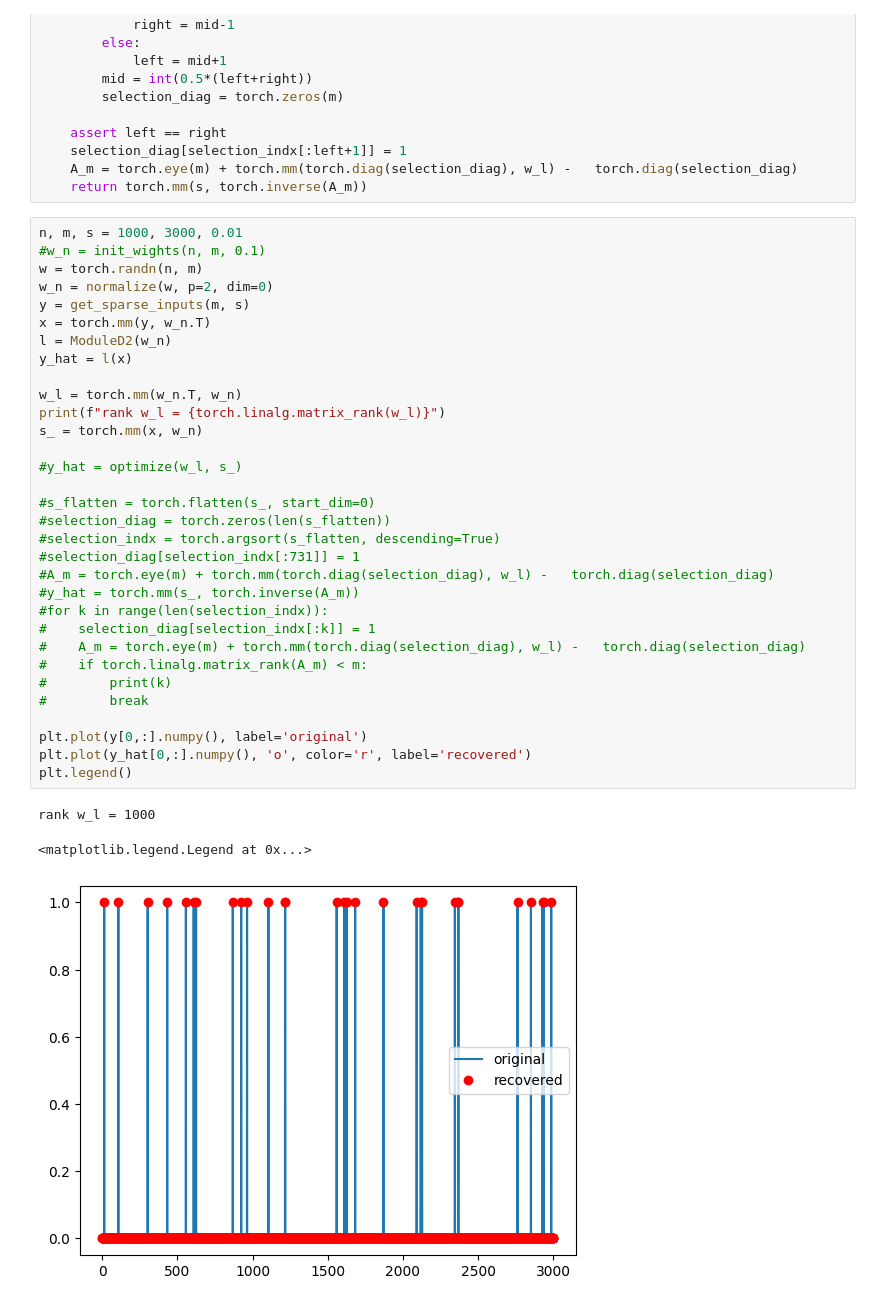
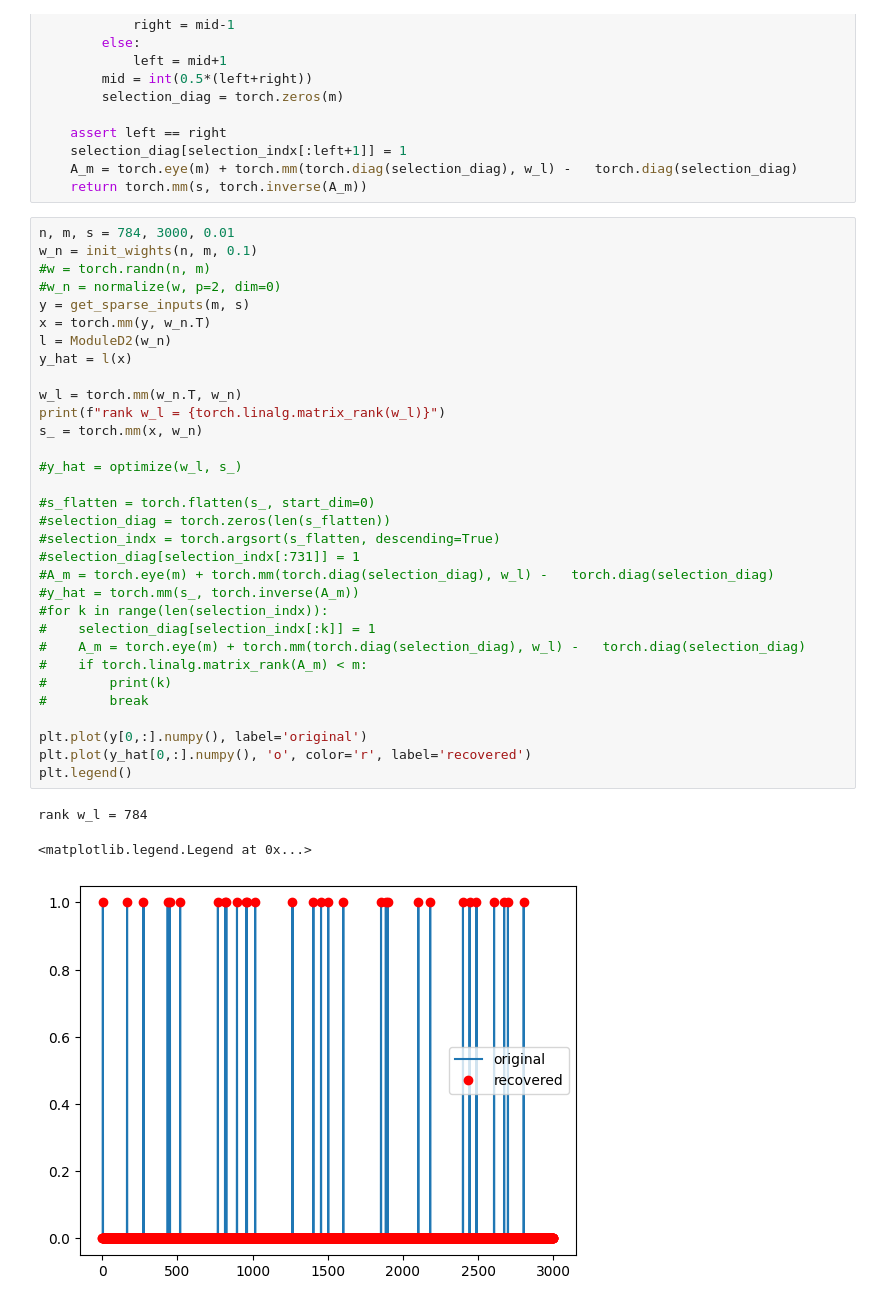
Before and after one commit to wormLove/DCNet, a Jupyter notebook: DCNet_Pytorch.ipynb, the cells around one changed output. Saved outputs shown, nothing was run; the diff lists cells and outputs as text.

```diff
--- a/DCNet_Pytorch.ipynb
+++ b/DCNet_Pytorch.ipynb
@@ -681,38 +712,38 @@ def optimize(w_l: torch.Tensor, s: torch.Tensor):
     A_m = torch.eye(m) + torch.mm(torch.diag(selection_diag), w_l) -   torch.diag(selection_diag)
     return torch.mm(s, torch.inverse(A_m))
 # %%
-n, m, s = 1000, 3000, 0.01
-#w_n = init_wights(n, m, 0.1)
-w = torch.randn(n, m)
-w_n = normalize(w, p=2, dim=0)
+n, m, s = 784, 3000, 0.01
+w_n = init_wights(n, m, 0.1)
+#w = torch.randn(n, m)
+#w_n = normalize(w, p=2, dim=0)
 y = get_sparse_inputs(m, s)
 x = torch.mm(y, w_n.T)
 l = ModuleD2(w_n)
 y_hat = l(x)
 
 w_l = torch.mm(w_n.T, w_n)
 print(f"rank w_l = {torch.linalg.matrix_rank(w_l)}")
 s_ = torch.mm(x, w_n)
 
 #y_hat = optimize(w_l, s_)
 
 #s_flatten = torch.flatten(s_, start_dim=0)
 #selection_diag = torch.zeros(len(s_flatten))
 #selection_indx = torch.argsort(s_flatten, descending=True)
 #selection_diag[selection_indx[:731]] = 1
 #A_m = torch.eye(m) + torch.mm(torch.diag(selection_diag), w_l) -   torch.diag(selection_diag)
 #y_hat = torch.mm(s_, torch.inverse(A_m))
 #for k in range(len(selection_indx)):
 #    selection_diag[selection_indx[:k]] = 1
 #    A_m = torch.eye(m) + torch.mm(torch.diag(selection_diag), w_l) -   torch.diag(selection_diag)
 #    if torch.linalg.matrix_rank(A_m) < m:
 #        print(k)
 #        break
 
 plt.plot(y[0,:].numpy(), label='original')
 plt.plot(y_hat[0,:].numpy(), 'o', color='r', label='recovered')
 plt.legend()
 # %% [output]
-rank w_l = 1000
+rank w_l = 784
 <matplotlib.legend.Legend at 0x...>
-[figure, old version]
+[figure, new version]
```
Also changed, not shown: parts of 8 cells of this notebook.
